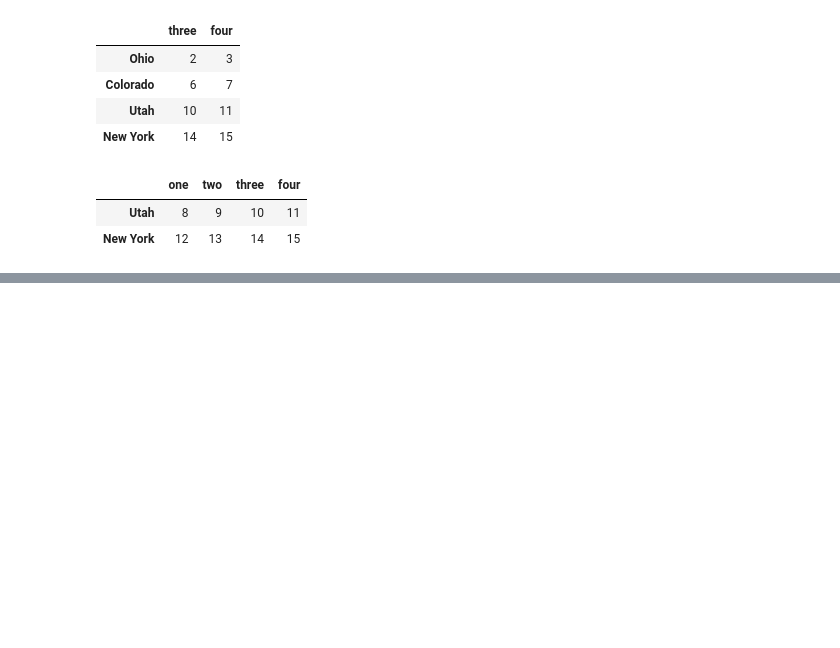
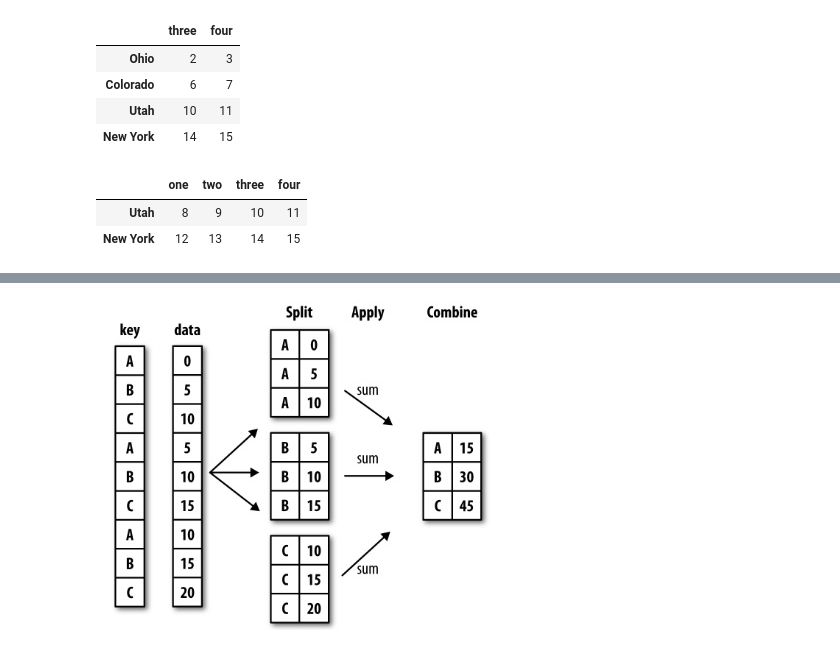
Before and after one commit to IliasSuvanov/DSforEconomists, a Jupyter notebook: Seminar4-5/Seminar4-5.ipynb, the cells around one changed output, grey strips where cells are left out. Drawn from its saved outputs; the diff is of its cells as text; code cells hidden in the pictures; blank space fills up the shorter version.

```diff
--- a/Seminar4-5/Seminar4-5.ipynb
+++ b/Seminar4-5/Seminar4-5.ipynb
@@ -493,0 +581,4 @@ data.drop(['Ohio','Colorado'], axis = 'rows')
+# %%
+Image('https://i.stack.imgur.com/sgCn1.jpg')
+# %% [output]
+[figure, added]
```
Also changed, not shown: parts of 78 cells of this notebook.
